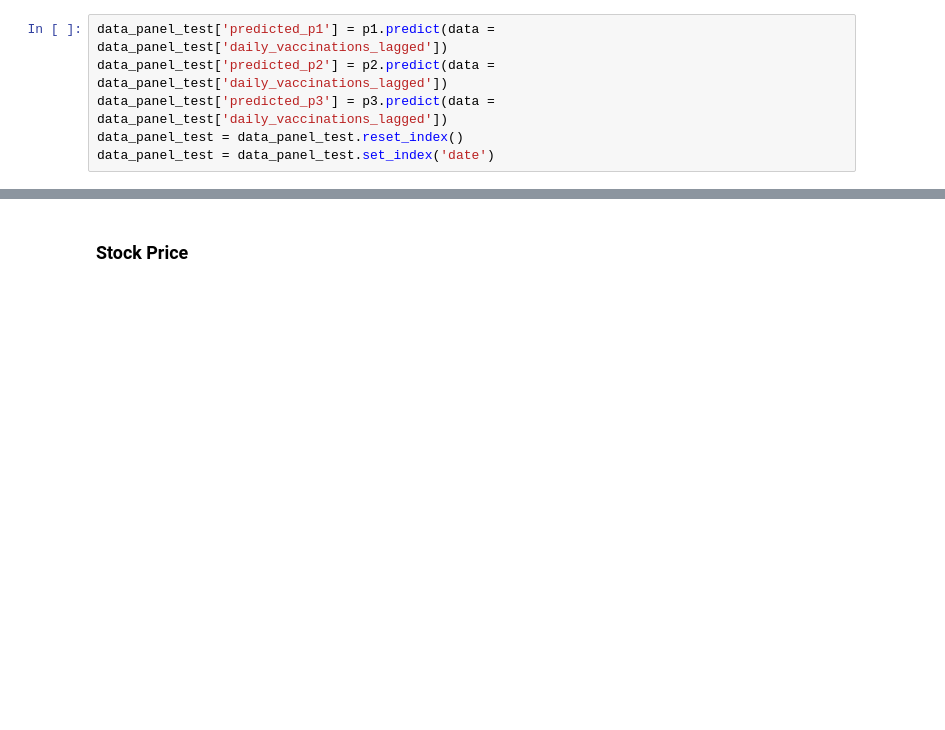
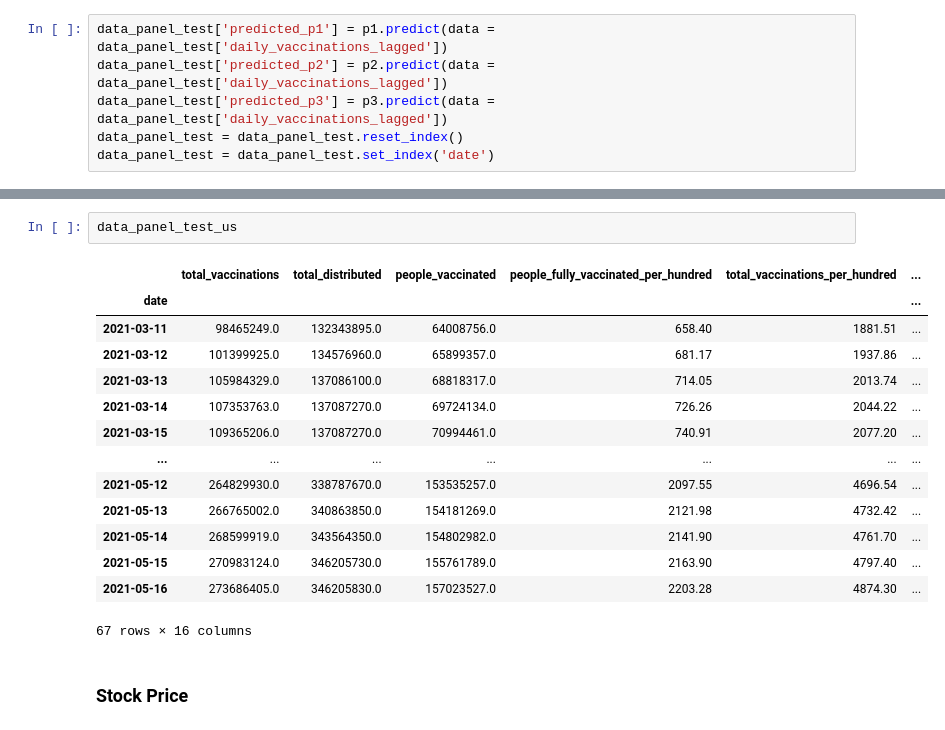
Before and after one commit to juno-yuu/COVID-Vaccine-and-Biotech-industry, a Jupyter notebook: Final_Project_Clean.ipynb, the cells around one changed output, grey strips where cells are left out. Drawn from its saved outputs; the diff is of its cells as text; blank space fills up the shorter version.

```diff
--- a/Final_Project_Clean.ipynb
+++ b/Final_Project_Clean.ipynb
@@ -347,3 +345,20 @@ plt.show()
+# %%
+data_panel_test_us
+# %% [output]
+|  | total_vaccinations | total_distributed | people_vaccinated | people_fully_vaccinated_per_hundred | total_vaccinations_per_hundred | ... |
+| date |  |  |  |  |  | ... |
+| 2021-03-11 | 98465249.0 | 132343895.0 | 64008756.0 | 658.40 | 1881.51 | ... |
+| 2021-03-12 | 101399925.0 | 134576960.0 | 65899357.0 | 681.17 | 1937.86 | ... |
+| 2021-03-13 | 105984329.0 | 137086100.0 | 68818317.0 | 714.05 | 2013.74 | ... |
+| 2021-03-14 | 107353763.0 | 137087270.0 | 69724134.0 | 726.26 | 2044.22 | ... |
+| 2021-03-15 | 109365206.0 | 137087270.0 | 70994461.0 | 740.91 | 2077.20 | ... |
+| ... | ... | ... | ... | ... | ... | ... |
+| 2021-05-12 | 264829930.0 | 338787670.0 | 153535257.0 | 2097.55 | 4696.54 | ... |
+| 2021-05-13 | 266765002.0 | 340863850.0 | 154181269.0 | 2121.98 | 4732.42 | ... |
+| 2021-05-14 | 268599919.0 | 343564350.0 | 154802982.0 | 2141.90 | 4761.70 | ... |
+| 2021-05-15 | 270983124.0 | 346205730.0 | 155761789.0 | 2163.90 | 4797.40 | ... |
+| 2021-05-16 | 273686405.0 | 346205830.0 | 157023527.0 | 2203.28 | 4874.30 | ... |
+67 rows × 16 columns
 # %% [markdown]
 ### Stock Price
 # %%
```
Also changed, not shown: parts of 10 cells of this notebook.
